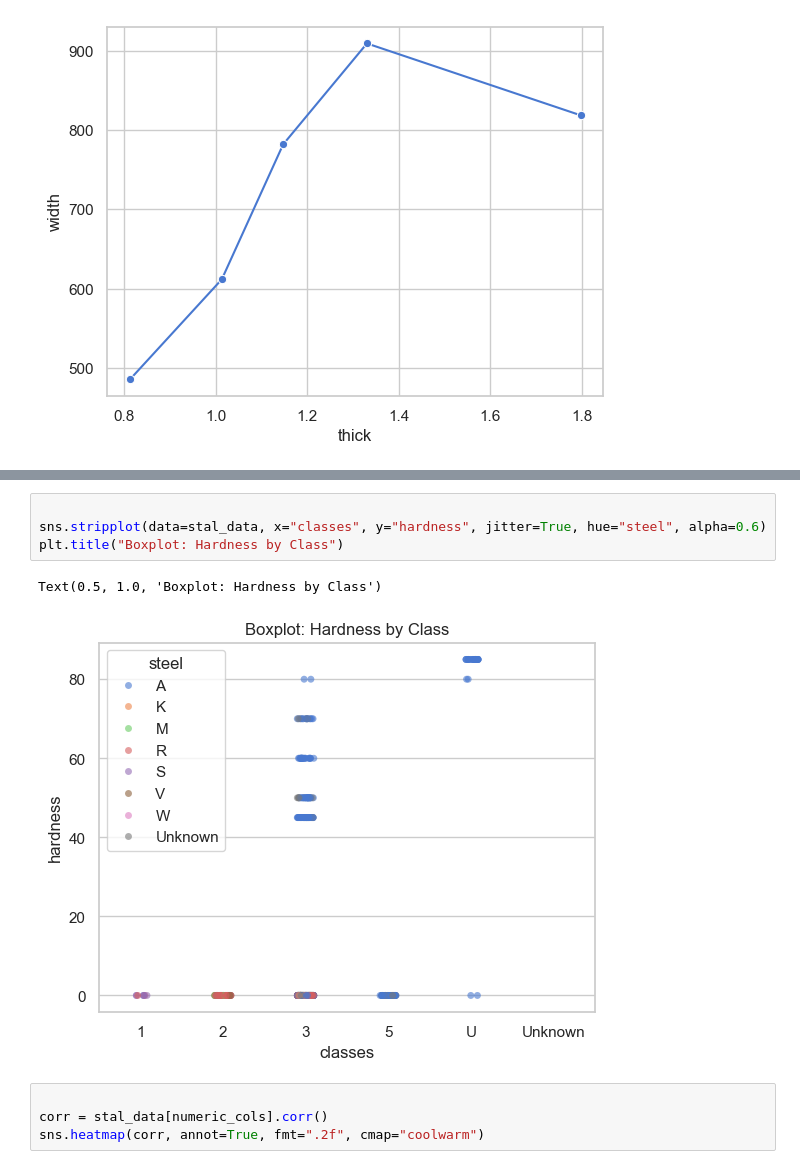
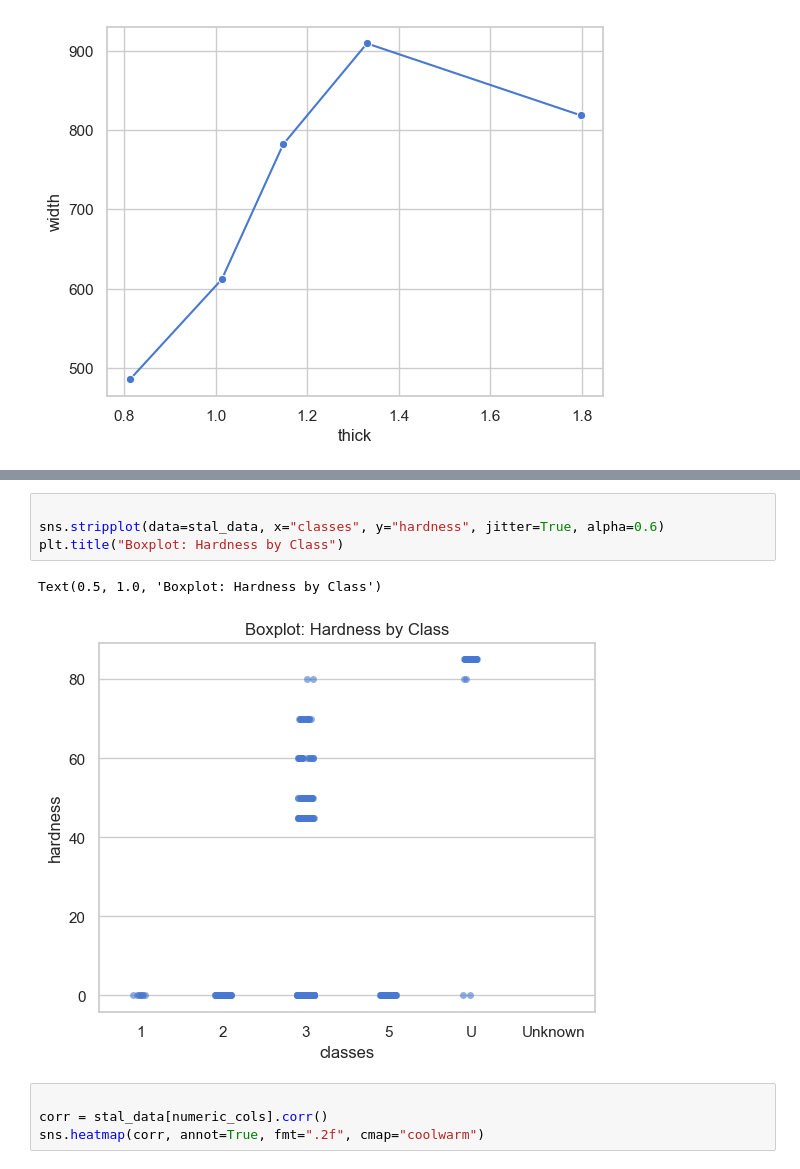
Before and after one commit to ivanmoroz070707/Special-Programming-Sections.-Lab-Work, a Jupyter notebook: Lab_2/Lab_2_part_1.ipynb, the cells around one changed output, grey strips where cells are left out. Drawn from its saved outputs; the diff is of its cells as text.

```diff
--- a/Lab_2/Lab_2_part_1.ipynb
+++ b/Lab_2/Lab_2_part_1.ipynb
@@ -125,10 +143,10 @@ Passing `palette` without assigning `hue` is deprecated and will be removed in v
 # %%
 
-sns.stripplot(data=stal_data, x="classes", y="hardness", jitter=True, hue="steel", alpha=0.6)
+sns.stripplot(data=stal_data, x="classes", y="hardness", jitter=True, alpha=0.6)
 plt.title("Boxplot: Hardness by Class")
 # %% [output]
 Text(0.5, 1.0, 'Boxplot: Hardness by Class')
-[figure, old version]
+[figure, new version]
 # %%
 
 corr = stal_data[numeric_cols].corr()
```
Also changed, not shown: parts of 14 cells of this notebook.
